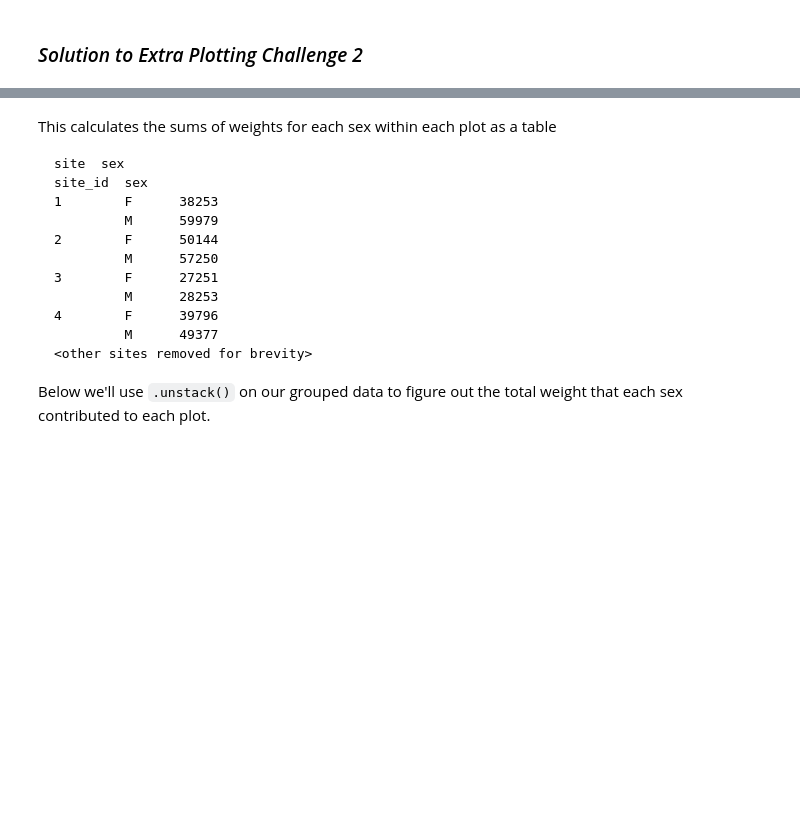
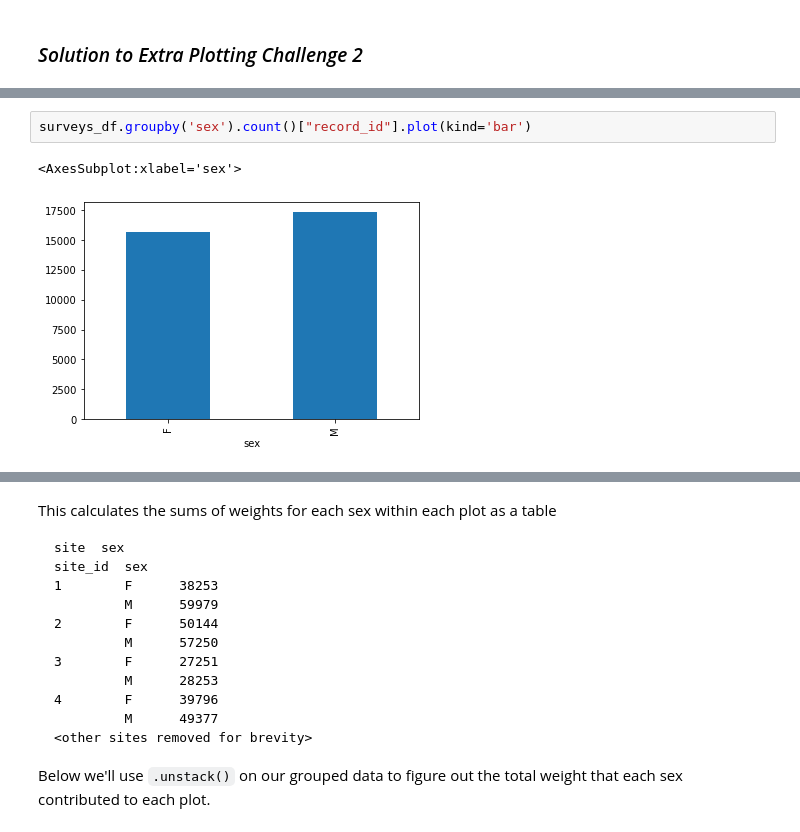
Before and after one commit to aaneloy/DATA2010-Fall2021-Lab, a Jupyter notebook: Pandas_Numpy.ipynb, the cells around one changed output, grey strips where cells are left out. Cells and saved outputs as stored; diff of their text form; blank space fills up the shorter version.

```diff
--- a/Pandas_Numpy.ipynb
+++ b/Pandas_Numpy.ipynb
@@ -538,6 +564,11 @@ total_count.plot(kind='bar')
 ## Create plot of total males versus total females for the entire dataset.
 
 The output should look like this <img src="https://github.com/aaneloy/DATA2010-Fall2021-Lab/blob/main/plot2.png" width=400 height=400 />
+# %%
+surveys_df.groupby('sex').count()["record_id"].plot(kind='bar')
+# %% [output]
+<AxesSubplot:xlabel='sex'>
+[figure, added]
 # %% [markdown]
 ### _Solution to Extra Plotting Challenge 3_
 
```
Also changed, not shown: parts of 7 cells of this notebook, 4 other files.
